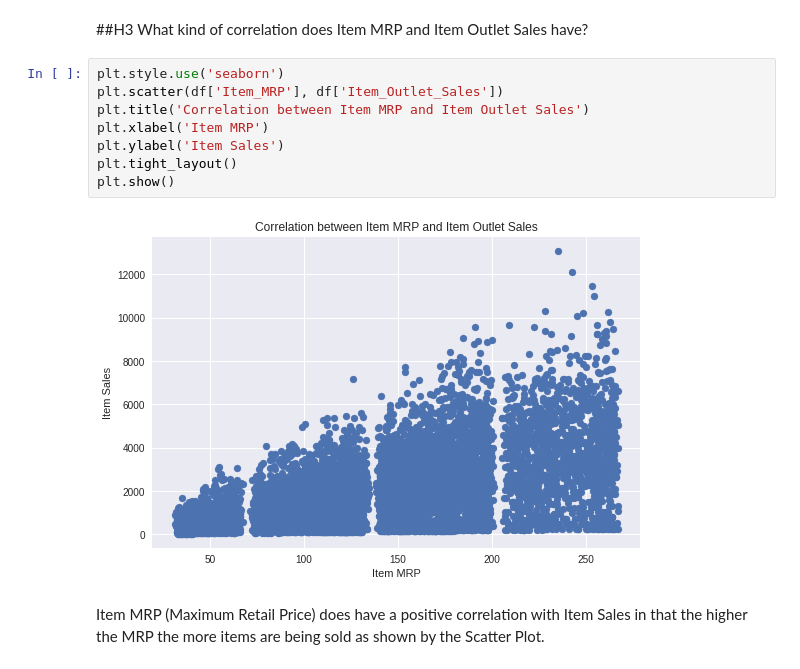
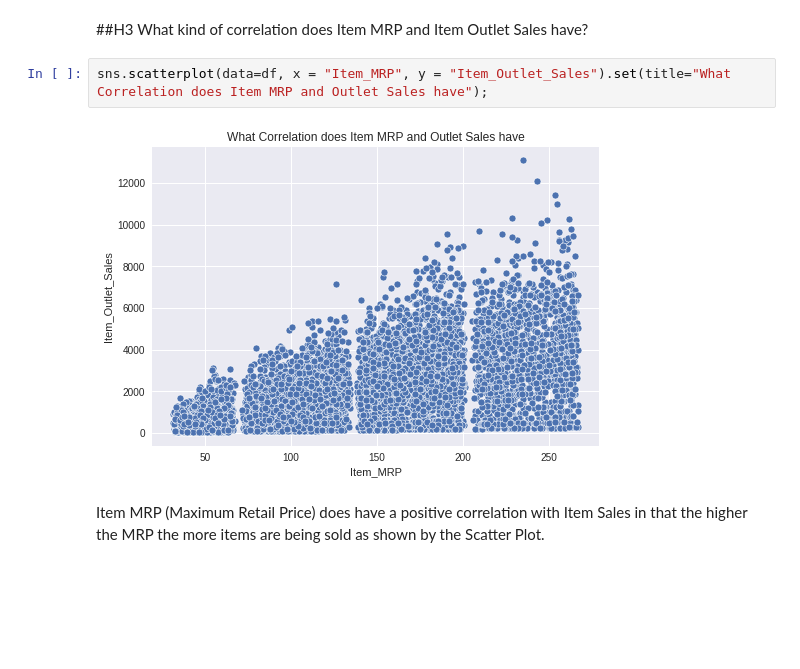
Before and after one commit to npipal/food-sales-predictions, a Jupyter notebook: Final_Food_Sales_Predictions_NickPipal.ipynb, the cells around one changed output. Cells and saved outputs as stored; diff of their text form; blank space fills up the shorter version.

```diff
--- a/Final_Food_Sales_Predictions_NickPipal.ipynb
+++ b/Final_Food_Sales_Predictions_NickPipal.ipynb
@@ -308,16 +308,10 @@ plt.tight_layout()
 It appears that Location type does have an impact on Outlet Sales as Tier 2 and Tier 3 Locations have higher sales than Tier 1. Outlet type does have a impact on sales as Supermarket Types 1, 2, and 3 all have higher sales than does a Grocery Store.
 # %% [markdown]
 ##H3 What kind of correlation does Item MRP and Item Outlet Sales have?
-# %%
-plt.style.use('seaborn')
-plt.scatter(df['Item_MRP'], df['Item_Outlet_Sales'])
-plt.title('Correlation between Item MRP and Item Outlet Sales')
-plt.xlabel('Item MRP')
-plt.ylabel('Item Sales')
-plt.tight_layout()
-plt.show()
-# %% [output]
-[figure, removed]
+# %%
+sns.scatterplot(data=df, x = "Item_MRP", y = "Item_Outlet_Sales").set(title="What Correlation does Item MRP and Outlet Sales have");
+# %% [output]
+[figure, added]
 # %% [markdown]
 Item MRP (Maximum Retail Price) does have a positive correlation with Item Sales in that the higher the MRP the more items are being sold as shown by the Scatter Plot.
 # %% [markdown]
```
Also changed, not shown: parts of 6 cells of this notebook.
